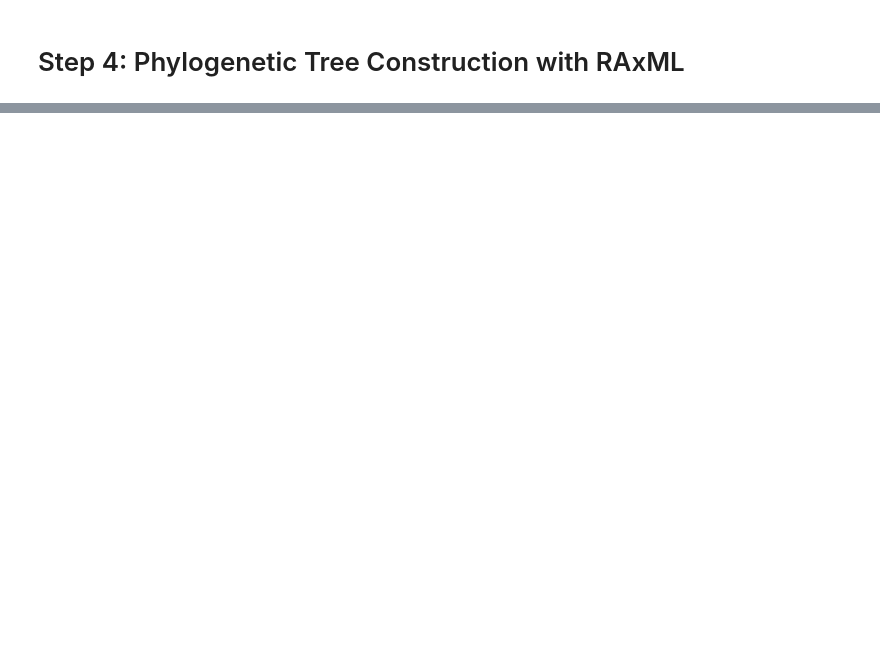
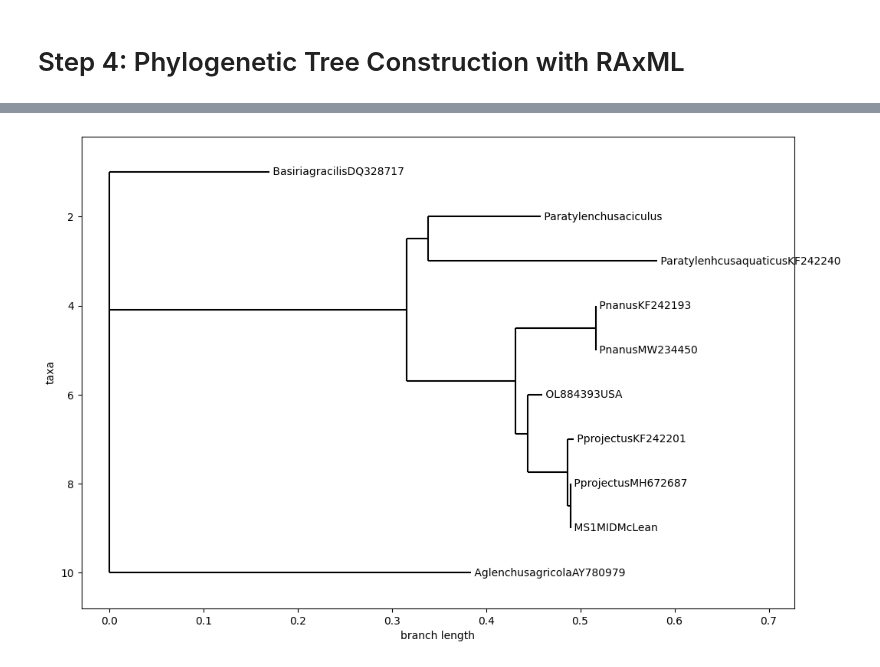
Before and after one commit to gurmindersingh12/Exo70-analysis, a Jupyter notebook: Exo70_analysis.ipynb, the cells around one changed output, grey strips where cells are left out. Cells and saved outputs as stored; diff of their text form; code cells hidden in the pictures; blank space fills up the shorter version.

```diff
--- a/Exo70_analysis.ipynb
+++ b/Exo70_analysis.ipynb
@@ -176,3 +176,22 @@ tree.show(tree_style=ts)
+# %%
+import matplotlib.pyplot as plt
+from Bio import Phylo
+
+# Read and draw the tree
+tree = Phylo.read("RAxML_bestTree.Cox1000_tree", "newick")
+
+# Create a figure with specific size to adjust scaling
+fig = plt.figure(figsize=(12, 8))  # Adjust width and height as needed
+ax = fig.add_subplot(1, 1, 1)
+
+# Draw with customized settings
+Phylo.draw(tree, axes=ax, show_confidence=False)
+
+# Customize more visual aspects (optional)
+ax.set_title("Phylogenetic Tree", fontsize=16)  # Title for the plot
+plt.show()
+# %% [output]
+[figure, added]
 # %%
 ## Step 8: Download Results
 
```
Also changed, not shown: parts of 10 cells of this notebook.
